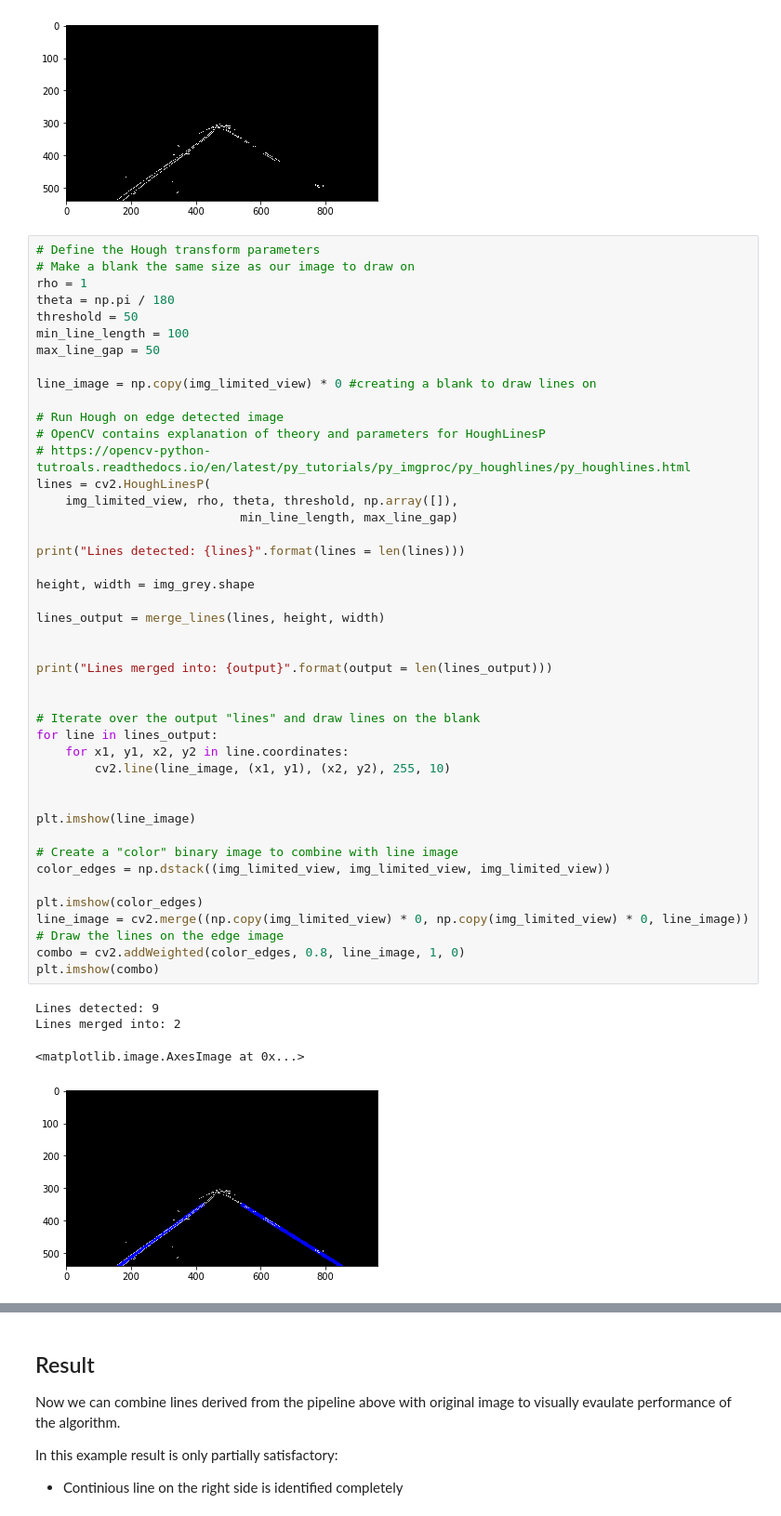
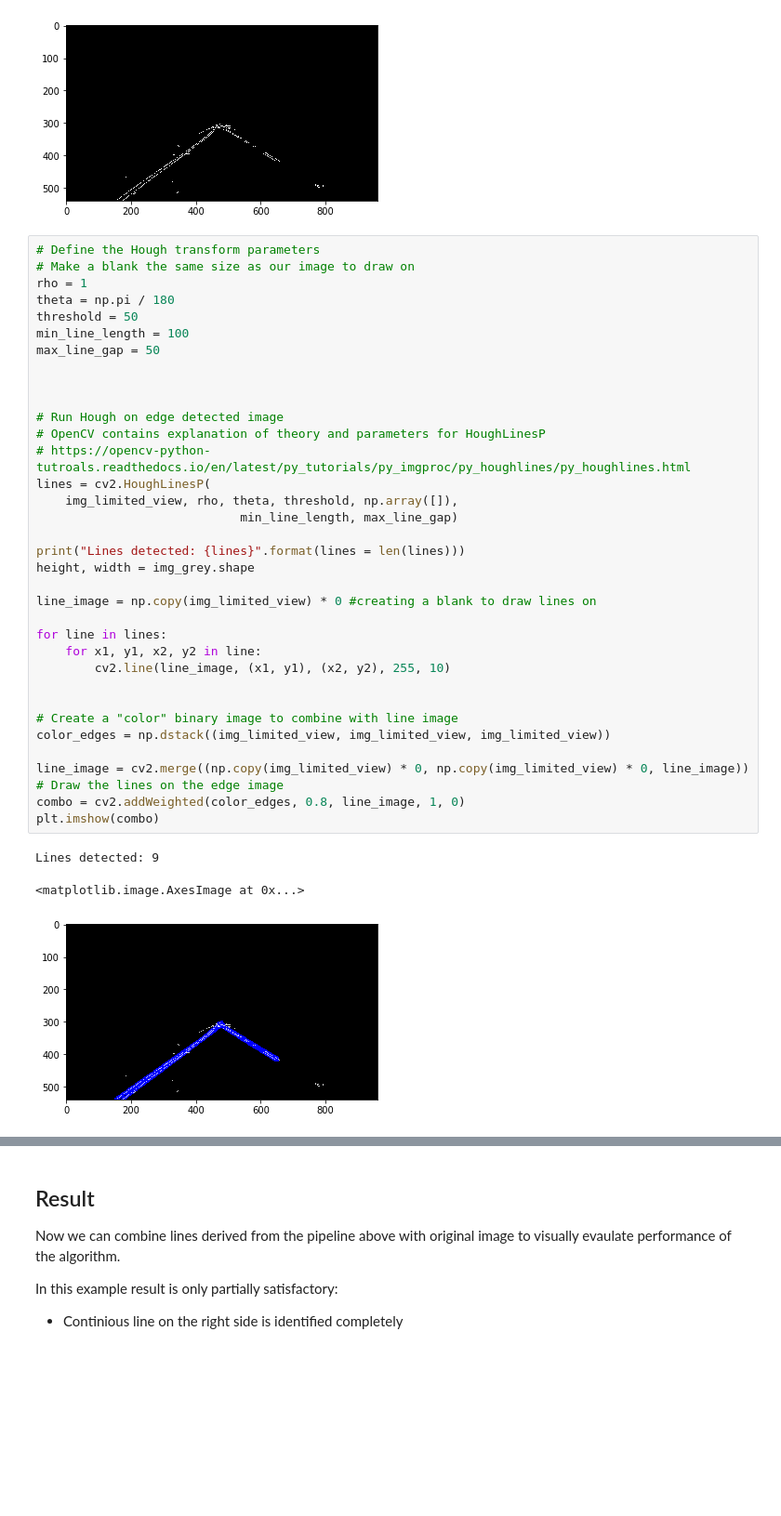
Before and after one commit to byapparov/CarND-LaneLines-P1, a Jupyter notebook: identify_lanes_research.ipynb, the cells around one changed output, grey strips where cells are left out. Shown at 93% size. Cells and saved outputs as stored; diff of their text form; blank space fills up the shorter version.

```diff
--- a/identify_lanes_research.ipynb
+++ b/identify_lanes_research.ipynb
@@ -153,45 +147,35 @@ rho = 1
 theta = np.pi / 180
 threshold = 50
 min_line_length = 100
 max_line_gap = 50
 
-line_image = np.copy(img_limited_view) * 0 #creating a blank to draw lines on
+
 
 # Run Hough on edge detected image
 # OpenCV contains explanation of theory and parameters for HoughLinesP
 # https://opencv-python-tutroals.readthedocs.io/en/latest/py_tutorials/py_imgproc/py_houghlines/py_houghlines.html
 lines = cv2.HoughLinesP(
     img_limited_view, rho, theta, threshold, np.array([]),
                             min_line_length, max_line_gap)
 
 print("Lines detected: {lines}".format(lines = len(lines)))
-
 height, width = img_grey.shape
 
-lines_output = merge_lines(lines, height, width)
+line_image = np.copy(img_limited_view) * 0 #creating a blank to draw lines on
 
-
-print("Lines merged into: {output}".format(output = len(lines_output)))
-
-
-# Iterate over the output "lines" and draw lines on the blank
-for line in lines_output:
-    for x1, y1, x2, y2 in line.coordinates:
+for line in lines:
+    for x1, y1, x2, y2 in line:
         cv2.line(line_image, (x1, y1), (x2, y2), 255, 10)
 
-
-plt.imshow(line_image)
 
 # Create a "color" binary image to combine with line image
 color_edges = np.dstack((img_limited_view, img_limited_view, img_limited_view))
 
-plt.imshow(color_edges)
 line_image = cv2.merge((np.copy(img_limited_view) * 0, np.copy(img_limited_view) * 0, line_image))
 # Draw the lines on the edge image
 combo = cv2.addWeighted(color_edges, 0.8, line_image, 1, 0)
 plt.imshow(combo)
 # %% [output]
 Lines detected: 9
-Lines merged into: 2
 <matplotlib.image.AxesImage at 0x...>
-[figure, old version]
+[figure, new version]
```
Also changed, not shown: parts of 3 cells of this notebook, 10 other files.
